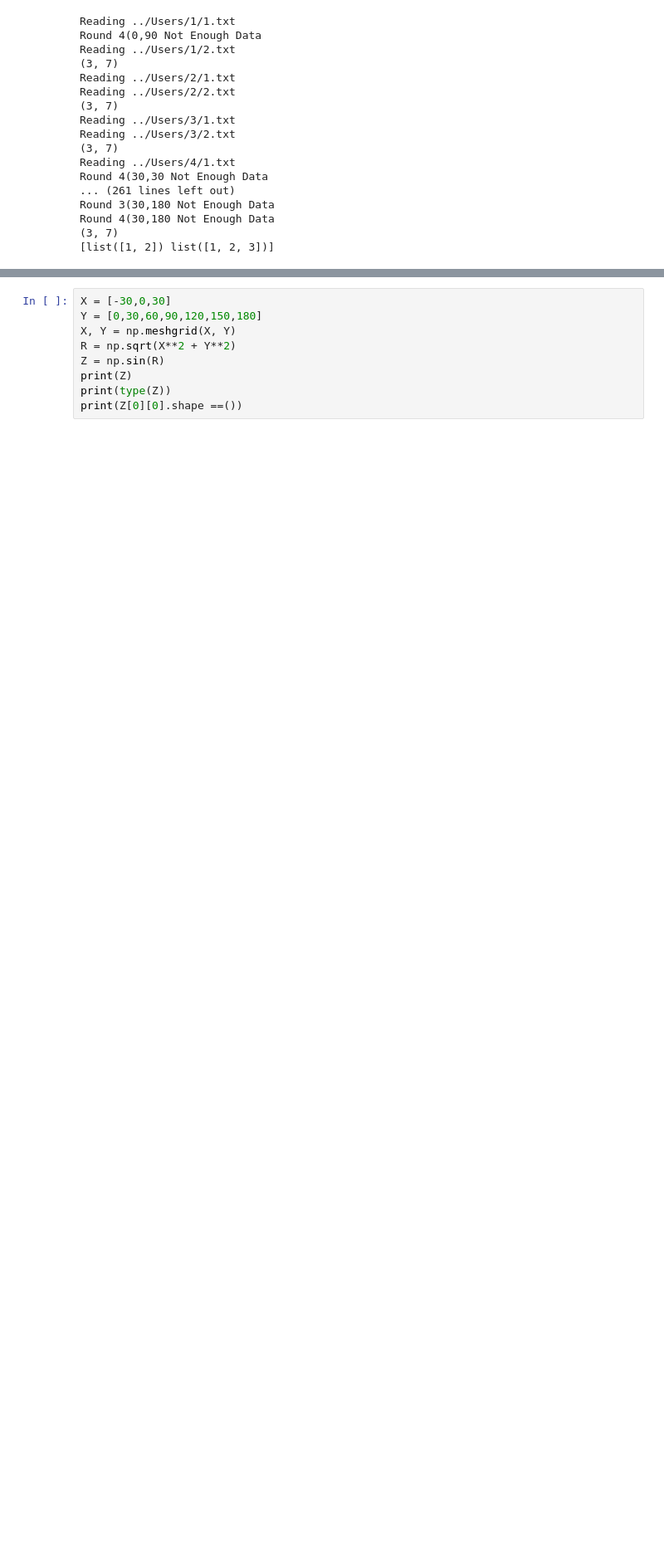
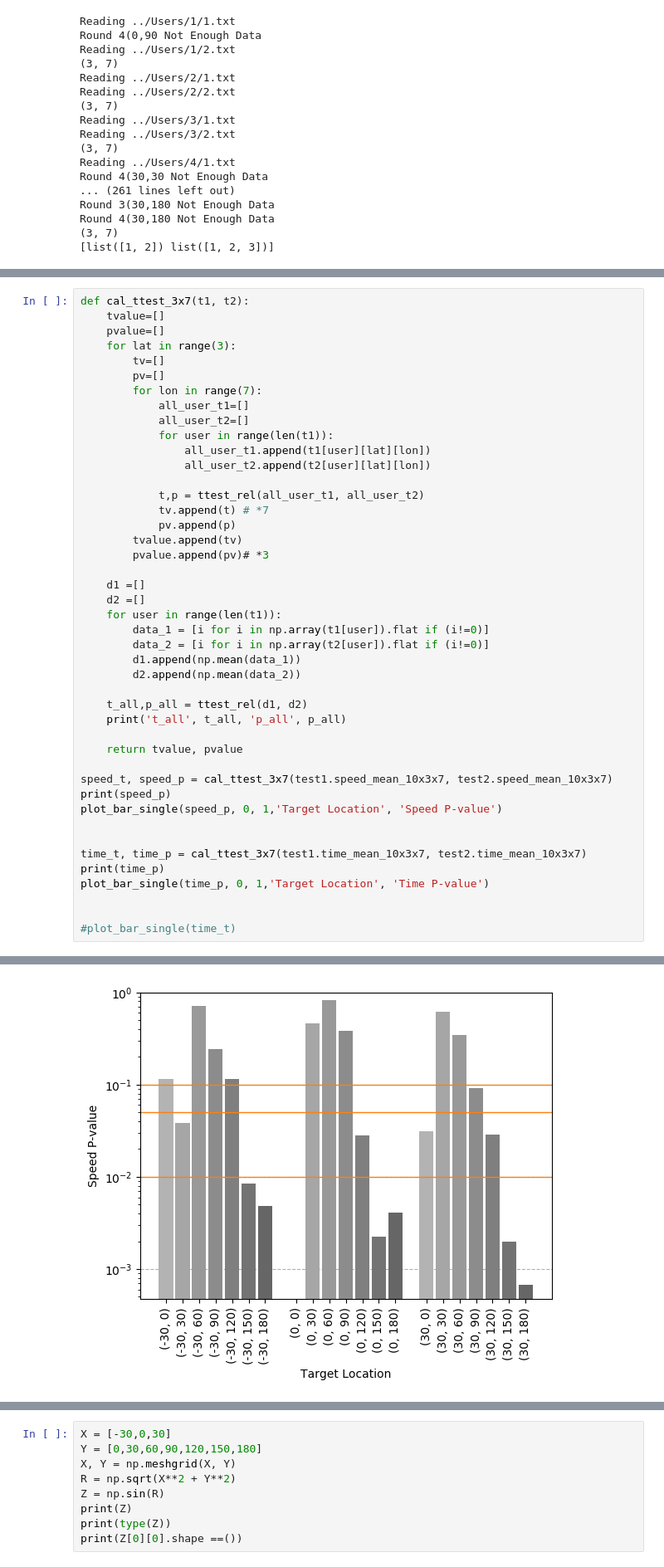
Before and after one commit to red-pencil/python_data, a Jupyter notebook: vtdata/Scripts/plot_20190430.ipynb, the cells around one changed output, grey strips where cells are left out. Shown at 83% size. Drawn from its saved outputs; the diff is of its cells as text; blank space fills up the shorter version.

```diff
--- a/vtdata/Scripts/plot_20190430.ipynb
+++ b/vtdata/Scripts/plot_20190430.ipynb
@@ -1044,0 +1064,45 @@ Round 4(30,180 Not Enough Data
+# %%
+def cal_ttest_3x7(t1, t2):
+    tvalue=[]
+    pvalue=[]
+    for lat in range(3):
+        tv=[]
+        pv=[]
+        for lon in range(7):
+            all_user_t1=[]
+            all_user_t2=[]
+            for user in range(len(t1)):
+                all_user_t1.append(t1[user][lat][lon])
+                all_user_t2.append(t2[user][lat][lon])
+
+            t,p = ttest_rel(all_user_t1, all_user_t2)
+            tv.append(t) # *7
+            pv.append(p)
+        tvalue.append(tv)
+        pvalue.append(pv)# *3
+
+    d1 =[]
+    d2 =[]
+    for user in range(len(t1)):
+        data_1 = [i for i in np.array(t1[user]).flat if (i!=0)]
+        data_2 = [i for i in np.array(t2[user]).flat if (i!=0)]
+        d1.append(np.mean(data_1))
+        d2.append(np.mean(data_2))
+
+    t_all,p_all = ttest_rel(d1, d2)
+    print('t_all', t_all, 'p_all', p_all)
+
+    return tvalue, pvalue
+
+speed_t, speed_p = cal_ttest_3x7(test1.speed_mean_10x3x7, test2.speed_mean_10x3x7)
+print(speed_p)
+plot_bar_single(speed_p, 0, 1,'Target Location', 'Speed P-value')
+
+
+time_t, time_p = cal_ttest_3x7(test1.time_mean_10x3x7, test2.time_mean_10x3x7)
+print(time_p)
+plot_bar_single(time_p, 0, 1,'Target Location', 'Time P-value')
+
+
+#plot_bar_single(time_t)
+# %% [output]
@@ -1044,0 +1112 @@ Round 4(30,180 Not Enough Data
+[figure, added]
```
Also changed, not shown: parts of 23 cells of this notebook.
